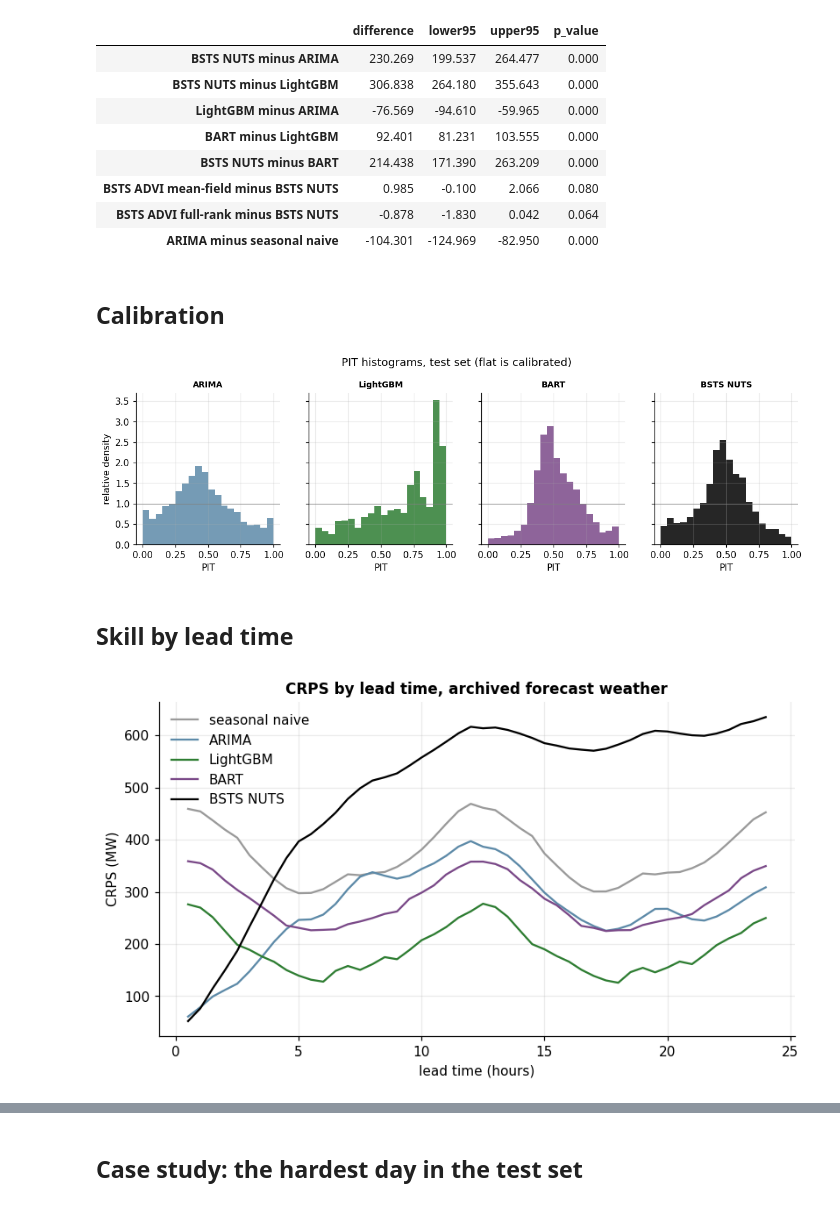
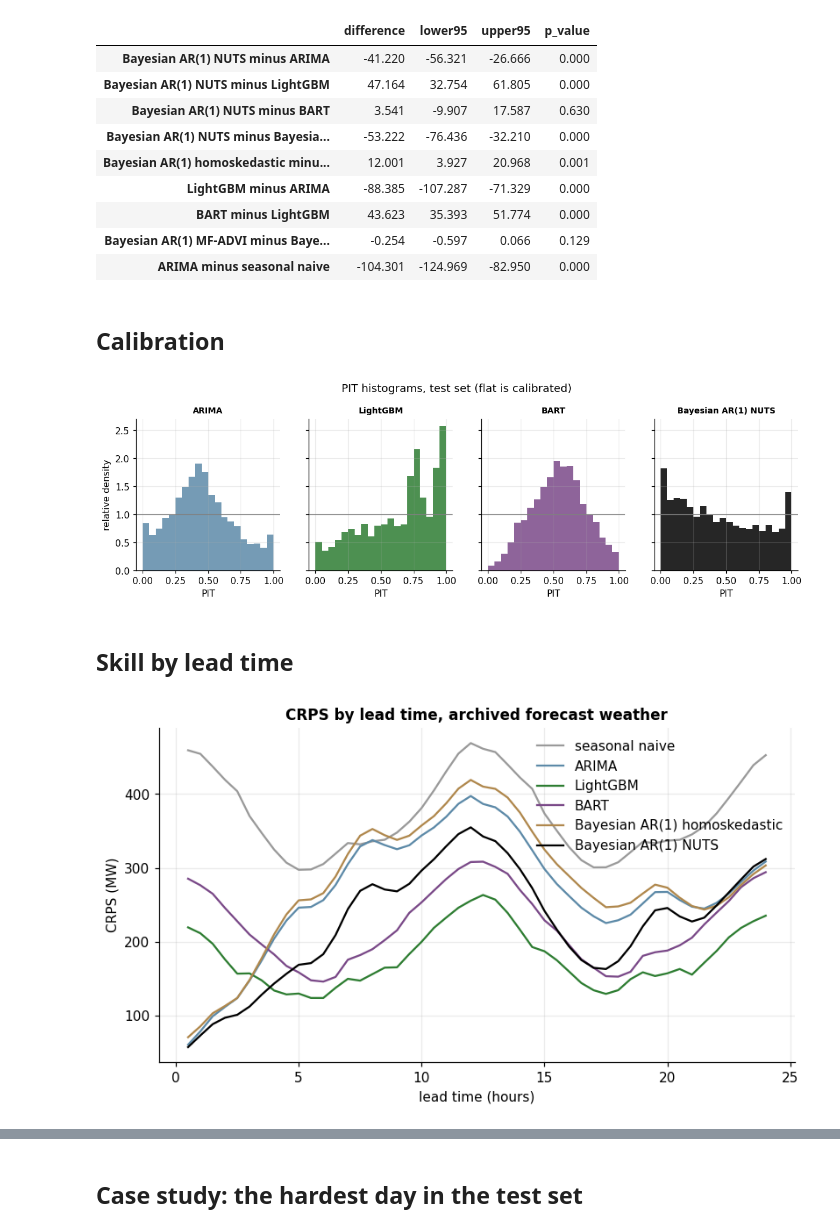
Before and after one commit to argmax-w/nem-demand-forecast, a Jupyter notebook: notebooks/05_model_comparison.ipynb, the cells around one changed output, grey strips where cells are left out. Saved outputs shown, nothing was run; the diff lists cells and outputs as text; code cells hidden in the pictures.

```diff
--- a/notebooks/05_model_comparison.ipynb
+++ b/notebooks/05_model_comparison.ipynb
@@ -65,17 +60,18 @@ panel = pd.concat([splits["train"], splits["validation"], splits["test"]])
 arima, arima_meta = load_artifact(cfg.paths.artifacts / "arima")
 gbdt, gbdt_meta = load_artifact(cfg.paths.artifacts / "gbdt")
 bart, bart_meta = load_artifact(cfg.paths.artifacts / "bart")
-collapsed_nuts, collapsed_nuts_meta = load_artifact(
-    cfg.paths.artifacts / "bsts_collapsed_nuts_cold"
+ar_nuts, ar_nuts_meta = load_artifact(
+    cfg.paths.artifacts / "bsts_innovations_nuts_warm_fullrank_w300"
 )
-collapsed_vi = {
-    k: load_artifact(cfg.paths.artifacts / f"bsts_collapsed_vi_{k}")
+ar_homo, ar_homo_meta = load_artifact(cfg.paths.artifacts / "bsts_innovations_nuts_homoskedastic")
+ar_vi = {
+    k: load_artifact(cfg.paths.artifacts / f"bsts_innovations_vi_{k}")
     for k in ("meanfield", "fullrank")
 }
 test_origins = rolling_origins(
     splits["test"].index, panel.index, cfg.origins, cfg.horizon, max(cfg.features.demand_lags)
 )
-y_test = collapsed_nuts["y_test"]
+y_test = ar_nuts["y_test"]
 quantile_levels = np.array(cfg.evaluation.quantiles)
 gbdt_levels = np.array(gbdt_meta["quantile_levels"])
 
@@ -84,20 +80,22 @@ MODELS = [
     "ARIMA",
     "LightGBM",
     "BART",
-    "BSTS ADVI mean-field",
-    "BSTS ADVI full-rank",
-    "BSTS NUTS",
+    "Bayesian AR(1) homoskedastic",
+    "Bayesian AR(1) MF-ADVI",
+    "Bayesian AR(1) FR-ADVI",
+    "Bayesian AR(1) NUTS",
 ]
 COLOURS = {
     "seasonal naive": "#9a9a9a",
     "ARIMA": palette("forecast"),
     "LightGBM": "#2e7d32",
     "BART": "#7a4988",
-    "BSTS ADVI mean-field": palette("demand"),
-    "BSTS ADVI full-rank": palette("accent"),
-    "BSTS NUTS": "black",
+    "Bayesian AR(1) homoskedastic": "#b0884d",
+    "Bayesian AR(1) MF-ADVI": palette("demand"),
+    "Bayesian AR(1) FR-ADVI": palette("accent"),
+    "Bayesian AR(1) NUTS": "black",
 }
-PIT_MODELS = ["ARIMA", "LightGBM", "BART", "BSTS NUTS"]
+PIT_MODELS = ["ARIMA", "LightGBM", "BART", "Bayesian AR(1) NUTS"]
 
 
 def gaussian_scores(mean: np.ndarray, sd: np.ndarray) -> dict:
@@ -209,9 +207,10 @@ scores = {
     "ARIMA": gaussian_scores(arima["forecast_mean"], arima["forecast_sd"]),
     "LightGBM": quantile_scores(gbdt["forecast_quantiles"]),
     "BART": sample_scores(bart["forecast_paths"]),
-    "BSTS ADVI mean-field": sample_scores(collapsed_vi["meanfield"][0]["forecast_paths"]),
-    "BSTS ADVI full-rank": sample_scores(collapsed_vi["fullrank"][0]["forecast_paths"]),
-    "BSTS NUTS": sample_scores(collapsed_nuts["forecast_paths"]),
+    "Bayesian AR(1) homoskedastic": sample_scores(ar_homo["forecast_paths"]),
+    "Bayesian AR(1) MF-ADVI": sample_scores(ar_vi["meanfield"][0]["forecast_paths"]),
+    "Bayesian AR(1) FR-ADVI": sample_scores(ar_vi["fullrank"][0]["forecast_paths"]),
+    "Bayesian AR(1) NUTS": sample_scores(ar_nuts["forecast_paths"]),
 }
 # %% [markdown]
 ## The master table
@@ -254,12 +254,13 @@ Negative differences favour the first model.
 # %%
 pairs = [
-    ("BSTS NUTS", "ARIMA"),
-    ("BSTS NUTS", "LightGBM"),
+    ("Bayesian AR(1) NUTS", "ARIMA"),
+    ("Bayesian AR(1) NUTS", "LightGBM"),
+    ("Bayesian AR(1) NUTS", "BART"),
+    ("Bayesian AR(1) NUTS", "Bayesian AR(1) homoskedastic"),
+    ("Bayesian AR(1) homoskedastic", "ARIMA"),
     ("LightGBM", "ARIMA"),
     ("BART", "LightGBM"),
-    ("BSTS NUTS", "BART"),
-    ("BSTS ADVI mean-field", "BSTS NUTS"),
-    ("BSTS ADVI full-rank", "BSTS NUTS"),
+    ("Bayesian AR(1) MF-ADVI", "Bayesian AR(1) NUTS"),
     ("ARIMA", "seasonal naive"),
 ]
 sig_rows = {}
@@ -271,13 +272,14 @@ for a, b in pairs:
 pd.DataFrame(sig_rows).T.round(3)
 # %% [output]
 |  | difference | lower95 | upper95 | p_value |
-| BSTS NUTS minus ARIMA | 230.269 | 199.537 | 264.477 | 0.000 |
-| BSTS NUTS minus LightGBM | 306.838 | 264.180 | 355.643 | 0.000 |
-| LightGBM minus ARIMA | -76.569 | -94.610 | -59.965 | 0.000 |
-| BART minus LightGBM | 92.401 | 81.231 | 103.555 | 0.000 |
-| BSTS NUTS minus BART | 214.438 | 171.390 | 263.209 | 0.000 |
-| BSTS ADVI mean-field minus BSTS NUTS | 0.985 | -0.100 | 2.066 | 0.080 |
-| BSTS ADVI full-rank minus BSTS NUTS | -0.878 | -1.830 | 0.042 | 0.064 |
+| Bayesian AR(1) NUTS minus ARIMA | -41.220 | -56.321 | -26.666 | 0.000 |
+| Bayesian AR(1) NUTS minus LightGBM | 47.164 | 32.754 | 61.805 | 0.000 |
+| Bayesian AR(1) NUTS minus BART | 3.541 | -9.907 | 17.587 | 0.630 |
+| Bayesian AR(1) NUTS minus Bayesia... | -53.222 | -76.436 | -32.210 | 0.000 |
+| Bayesian AR(1) homoskedastic minu... | 12.001 | 3.927 | 20.968 | 0.001 |
+| LightGBM minus ARIMA | -88.385 | -107.287 | -71.329 | 0.000 |
+| BART minus LightGBM | 43.623 | 35.393 | 51.774 | 0.000 |
+| Bayesian AR(1) MF-ADVI minus Baye... | -0.254 | -0.597 | 0.066 | 0.129 |
 | ARIMA minus seasonal naive | -104.301 | -124.969 | -82.950 | 0.000 |
 # %% [markdown]
 ## Calibration
@@ -294,22 +296,22 @@ fig.suptitle("PIT histograms, test set (flat is calibrated)", y=1.06)
 save_figure(fig, "pit_comparison", cfg.paths.figures)
 plt.show()
 # %% [output]
-[figure, old version]
+[figure, new version]
 # %% [markdown]
 ## Skill by lead time
 # %%
 fig, ax = plt.subplots(figsize=(8.5, 4.5))
 for name in MODELS:
-    if name in ("BSTS ADVI mean-field", "BSTS ADVI full-rank"):
+    if name in ("Bayesian AR(1) MF-ADVI", "Bayesian AR(1) FR-ADVI"):
         continue  # nearly coincident with the NUTS posterior; the table carries them
     horizon_curve(ax, scores[name]["per_step_crps"], name, COLOURS[name])
 ax.set_ylabel("CRPS (MW)")
 ax.set_title("CRPS by lead time, archived forecast weather")
 ax.legend()
 save_figure(fig, "horizon_crps_all_models", cfg.paths.figures)
 plt.show()
 # %% [output]
-[figure, old version]
+[figure, new version]
 # %% [markdown]
 ## Robustness to weather-input quality
 
```
Also changed, not shown: parts of 15 cells of this notebook, 20 other files.
